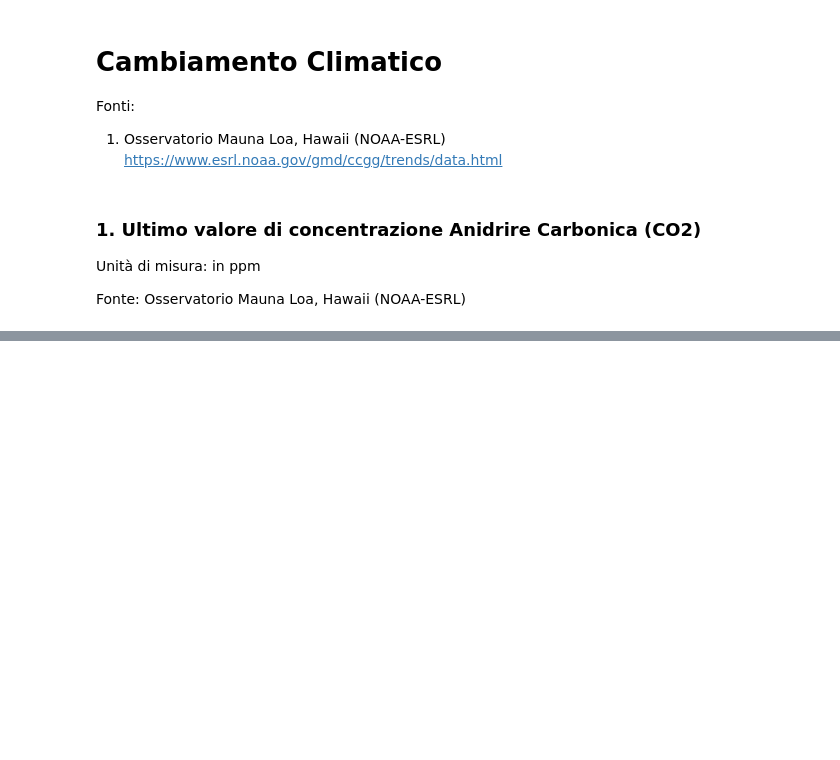
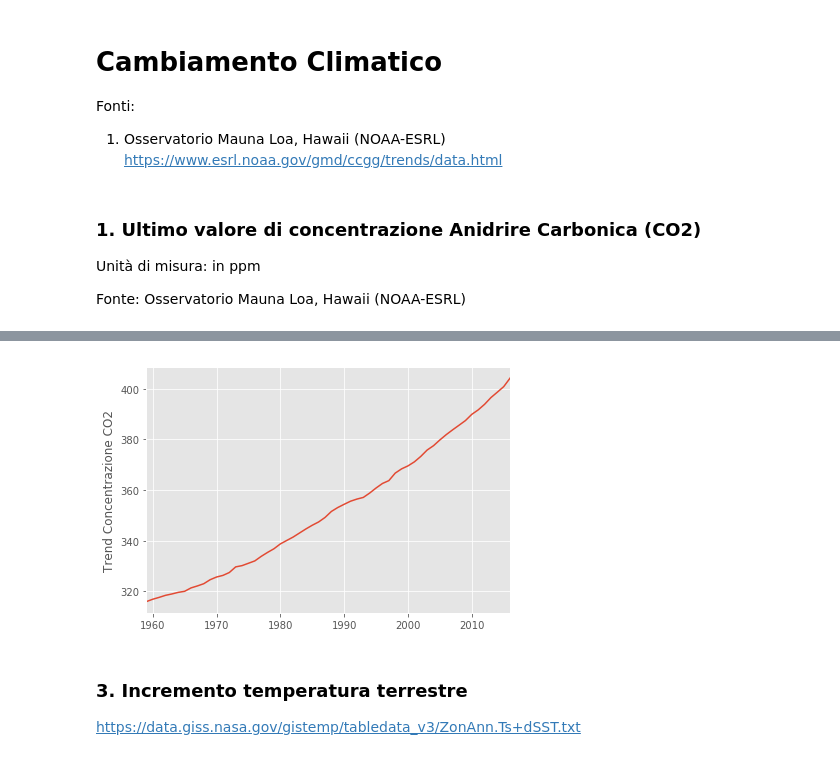
Before and after one commit to Cesaaar/od_climate_change, a Jupyter notebook: 0_Climate_Change.ipynb, the cells around one changed output, grey strips where cells are left out. Cells and saved outputs as stored; diff of their text form; code cells hidden in the pictures; blank space fills up the shorter version.

Commit message:
Trend CO2

```diff
--- a/0_Climate_Change.ipynb
+++ b/0_Climate_Change.ipynb
@@ -15,0 +13,10 @@ import pandas as pd
+# %%
+# Import Librerie
+import pandas as pd
+import numpy as np
+import os
+import matplotlib.pyplot as plt
+plt.style.use('ggplot')
+get_ipython().magic('pylab inline')
+
+dir_out = os.path.abspath('')
@@ -33,0 +58,25 @@ Valore Medio: 408.84 ppm
+# %%
+def trend():
+    #Leggo il file messo a disposizione da Mauna Loa
+    url="ftp://aftp.cmdl.noaa.gov/products/trends/co2/co2_annmean_mlo.txt"
+    columns = ['Anno','Media CO2','unc']
+    co2_anno = pd.read_csv(url,comment='#',sep = '\s+', names=columns)
+    del co2_anno['unc']
+    co2_anno = co2_anno.set_index(['Anno'])
+
+    #Grafico
+    tp = co2_anno.plot(kind='line',
+               legend = False)
+    tp.set_xlabel("")
+    tp.set_ylabel("Trend Concentrazione CO2 (ppm
+                 )")
+    fig_posts = tp.get_figure()
+    fig_posts.tight_layout()
+    fig_posts.savefig(os.path.join(dir_out,'trend_co2.png'), format='png', dpi=1000)
+# %%
+trend()
+# %% [output]
+[figure, added]
+# %% [markdown]
+### 3. Incremento temperatura terrestre
+https://data.giss.nasa.gov/gistemp/tabledata_v3/ZonAnn.Ts+dSST.txt
```
Also changed, not shown: parts of 9 cells of this notebook, 1 other file.
